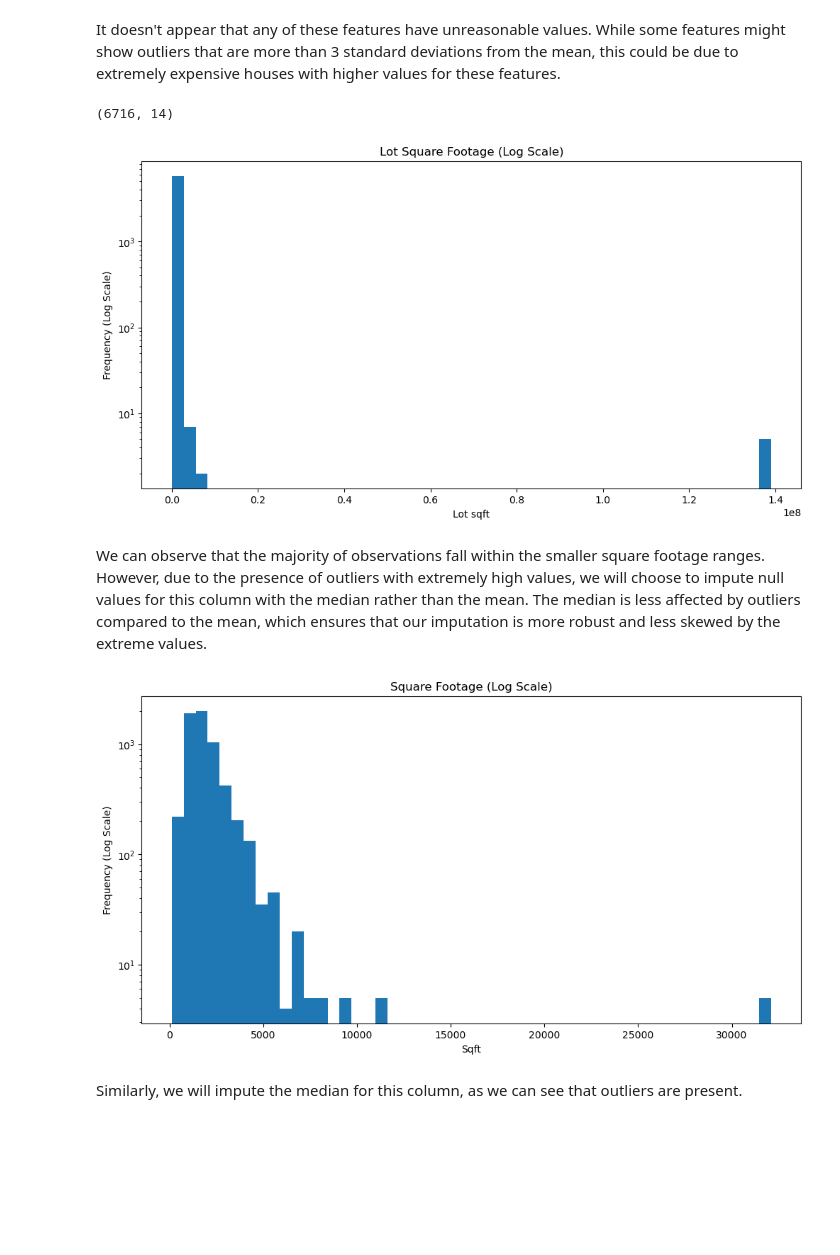
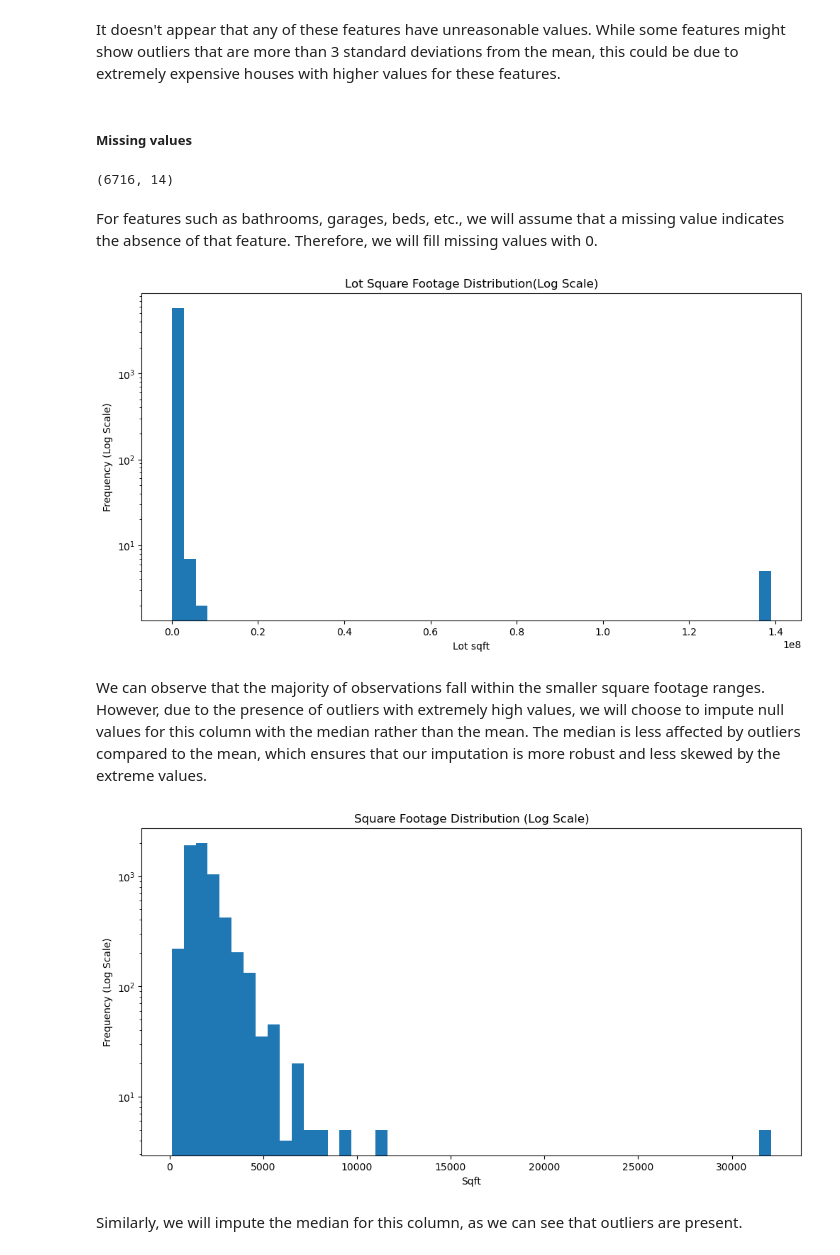
Before and after one commit to wjura/lhl-midterm-project, a Jupyter notebook: notebooks/1 - EDA.ipynb, the cells around one changed output. Saved outputs shown, nothing was run; the diff lists cells and outputs as text; code cells hidden in the pictures; blank space fills up the shorter version.

```diff
--- a/notebooks/1 - EDA.ipynb
+++ b/notebooks/1 - EDA.ipynb
@@ -259,12 +245,16 @@ df.describe()
 | max | 2024.000000 | 3.000000 | 2.706500e+07 | 8.000000 | ... |
 # %% [markdown]
 It doesn't appear that any of these features have unreasonable values. While some features might show outliers that are more than 3 standard deviations from the mean, this could be due to extremely expensive houses with higher values for these features.
+# %% [markdown]
+##### Missing values
 # %%
 # For 'description_sold_price', which is our target variable, we will drop rows with null values. This is to avoid potential inaccuracies in the model that could arise from using incorrect or imputed values.
 df.dropna(subset = ['description_sold_price'], inplace = True) # we should have 6716 rows now
 df.shape
 # %% [output]
 (6716, 14)
+# %% [markdown]
+For features such as bathrooms, garages, beds, etc., we will assume that a missing value indicates the absence of that feature. Therefore, we will fill missing values with 0.
 # %%
 # Fill null values with 0, assuming that for the features listed below, a null value indicates the absence of that feature.
 df['description_baths_3qtr'] = df['description_baths_3qtr'].fillna(0)
@@ -277,27 +267,27 @@ df['description_garage'] = df['description_garage'].fillna(0)
 # %%
 # Before deciding on how to impute sqft and lot_sqft let's look at their distribution
 
 # Plot the distribution for lot_sqft
 plt.figure(figsize = (12, 6))
 plt.hist(df['description_lot_sqft'].dropna(), bins = 50, log = True) # log scale compresses the wide data range (like we have here, from 0 to 139,043,520.0 sq ft), making it easier to visualize
-plt.title('Lot Square Footage (Log Scale)')
+plt.title('Lot Square Footage Distribution(Log Scale)')
 plt.xlabel('Lot sqft')
 plt.ylabel('Frequency (Log Scale)')
 plt.show()
 # %% [output]
-[figure, old version]
+[figure, new version]
 # %% [markdown]
 We can observe that the majority of observations fall within the smaller square footage ranges. However, due to the presence of outliers with extremely high values, we will choose to impute null values for this column with the median rather than the mean. The median is less affected by outliers compared to the mean, which ensures that our imputation is more robust and less skewed by the extreme values.
 # %%
 # Plot the distribution for sqft
 plt.figure(figsize = (12, 6))
-plt.hist(df['description_sqft'].dropna(), bins = 50, log = True) # log scale compresses the wide data range (like we have here, from 0 to 139,043,520.0 sq ft), making it easier to visualize
-plt.title('Square Footage (Log Scale)')
+plt.hist(df['description_sqft'].dropna(), bins = 50, log = True) # log scale compresses the wide data range (like we have here, from 120 to 32,106 sq ft), making it easier to visualize
+plt.title('Square Footage Distribution (Log Scale)')
 plt.xlabel('Sqft')
 plt.ylabel('Frequency (Log Scale)')
 plt.show()
 # %% [output]
-[figure, old version]
+[figure, new version]
 # %% [markdown]
 Similarly, we will impute the median for this column, as we can see that outliers are present.
 # %%
```
Also changed, not shown: parts of 31 cells of this notebook.
